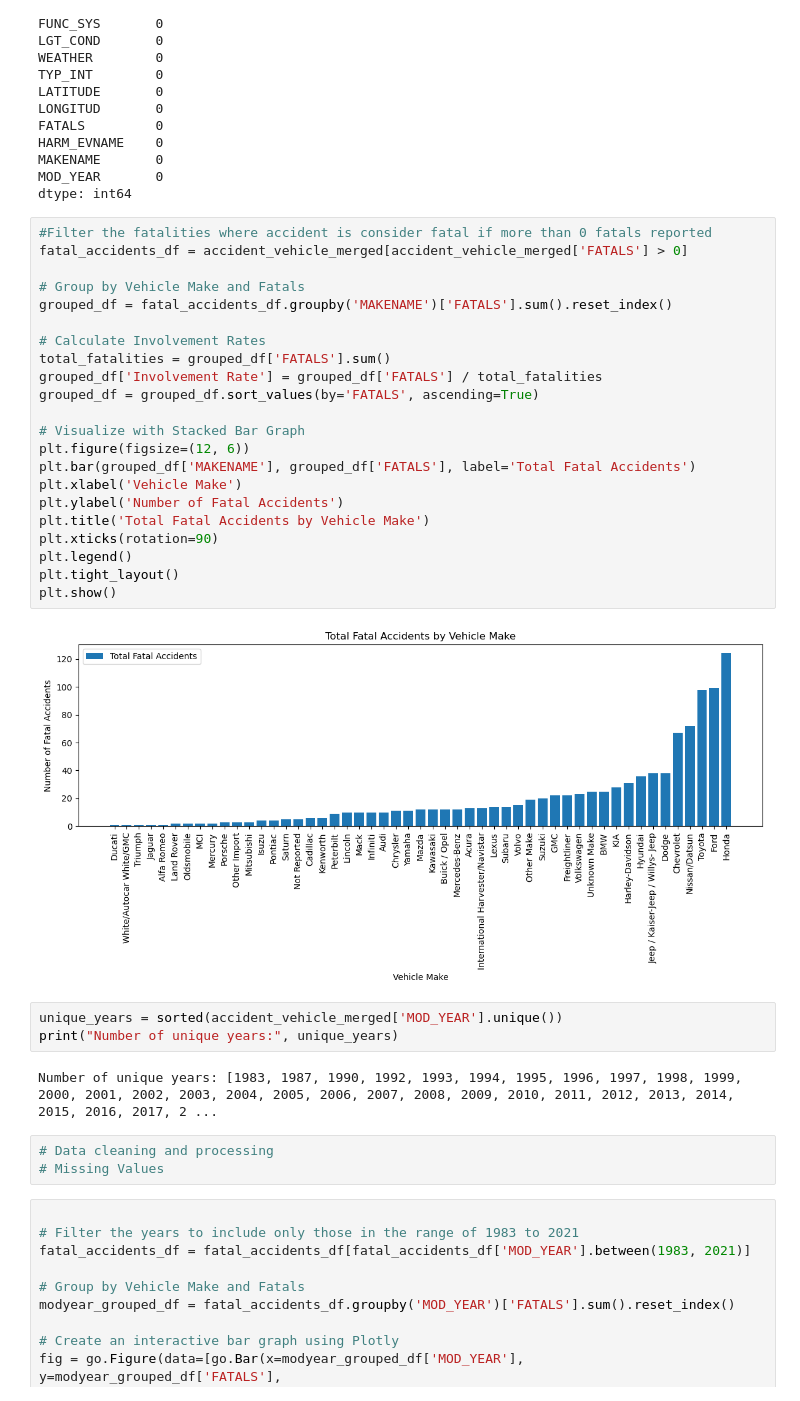
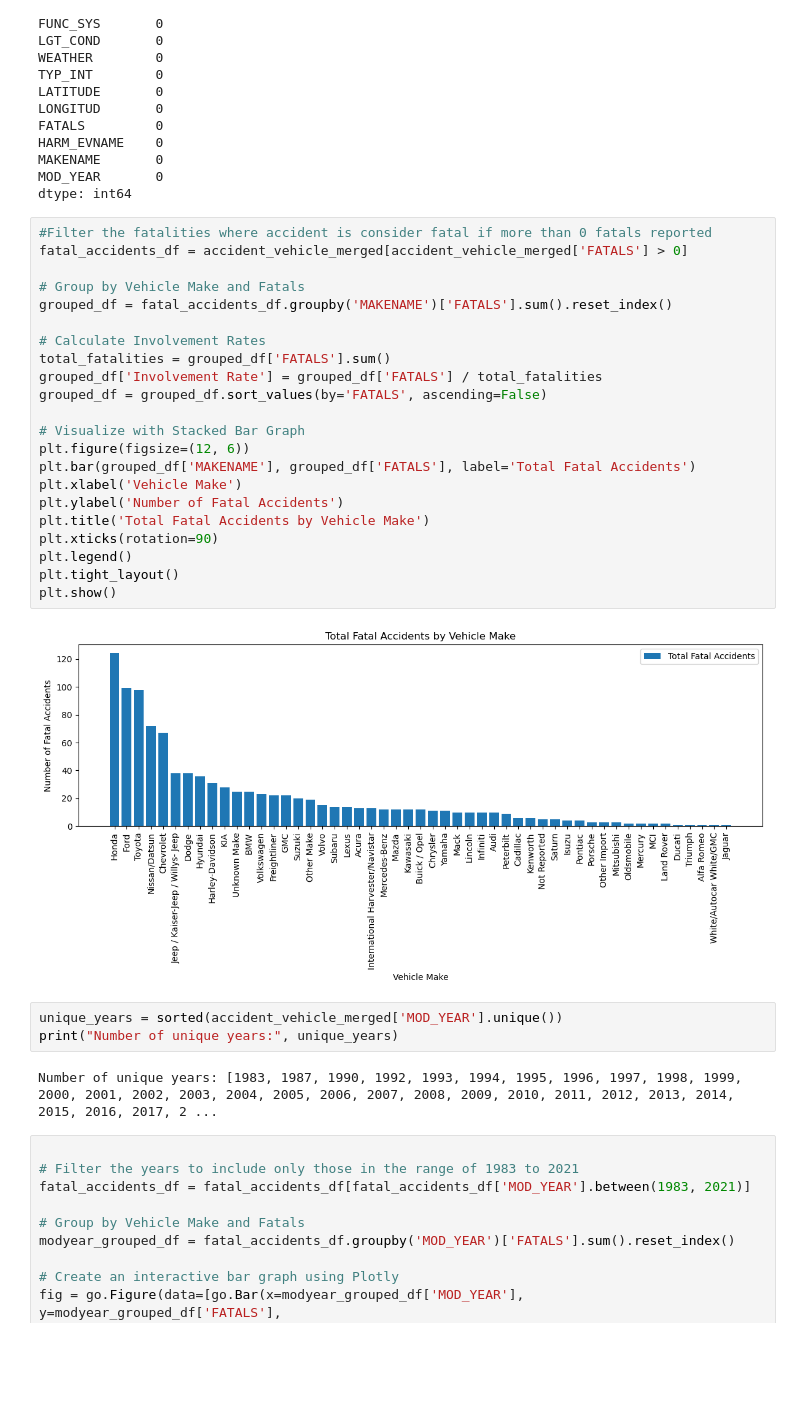
Before and after one commit to saidalli1/capstone, a Jupyter notebook: doc/fatality.ipynb, the cells around one changed output. Saved outputs shown, nothing was run; the diff lists cells and outputs as text; blank space fills up the shorter version.

```diff
--- a/doc/fatality.ipynb
+++ b/doc/fatality.ipynb
@@ -228,35 +284,32 @@ dtype: int64
 # %%
 #Filter the fatalities where accident is consider fatal if more than 0 fatals reported
 fatal_accidents_df = accident_vehicle_merged[accident_vehicle_merged['FATALS'] > 0]
 
 # Group by Vehicle Make and Fatals
 grouped_df = fatal_accidents_df.groupby('MAKENAME')['FATALS'].sum().reset_index()
 
 # Calculate Involvement Rates
 total_fatalities = grouped_df['FATALS'].sum()
 grouped_df['Involvement Rate'] = grouped_df['FATALS'] / total_fatalities
-grouped_df = grouped_df.sort_values(by='FATALS', ascending=True)
+grouped_df = grouped_df.sort_values(by='FATALS', ascending=False)
 
 # Visualize with Stacked Bar Graph
 plt.figure(figsize=(12, 6))
 plt.bar(grouped_df['MAKENAME'], grouped_df['FATALS'], label='Total Fatal Accidents')
 plt.xlabel('Vehicle Make')
 plt.ylabel('Number of Fatal Accidents')
 plt.title('Total Fatal Accidents by Vehicle Make')
 plt.xticks(rotation=90)
 plt.legend()
 plt.tight_layout()
 plt.show()
 # %% [output]
-[figure, old version]
+[figure, new version]
 # %%
 unique_years = sorted(accident_vehicle_merged['MOD_YEAR'].unique())
 print("Number of unique years:", unique_years)
 # %% [output]
 Number of unique years: [1983, 1987, 1990, 1992, 1993, 1994, 1995, 1996, 1997, 1998, 1999, 2000, 2001, 2002, 2003, 2004, 2005, 2006, 2007, 2008, 2009, 2010, 2011, 2012, 2013, 2014, 2015, 2016, 2017, 2 ...
-# %%
-# Data cleaning and processing
-# Missing Values
 # %%
 
 # Filter the years to include only those in the range of 1983 to 2021
```
Also changed, not shown: parts of 8 cells of this notebook, 1 other file.
